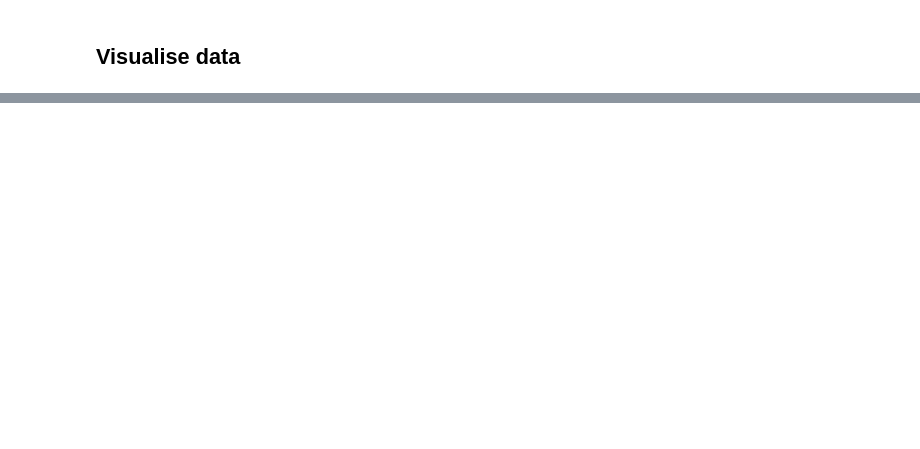
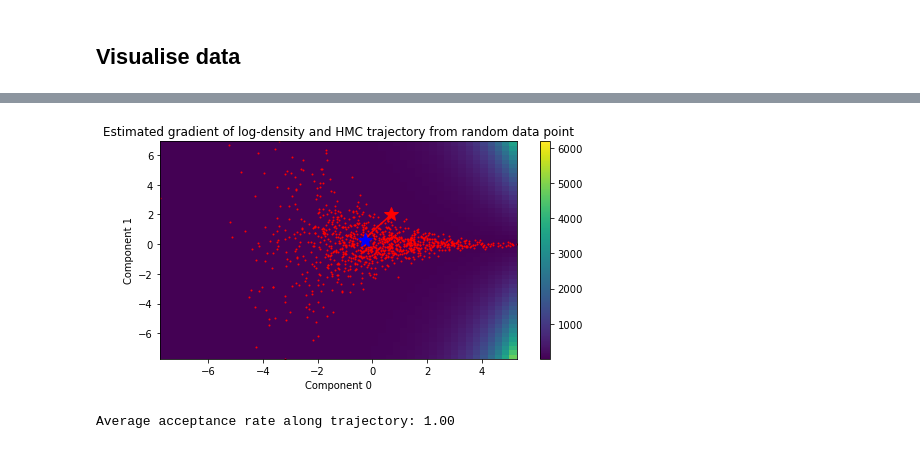
Before and after one commit to kevin-w-li/deep-kexpfam, a Jupyter notebook: load_model.ipynb, the cells around one changed output, grey strips where cells are left out. Cells and saved outputs as stored; diff of their text form; code cells hidden in the pictures; blank space fills up the shorter version.

```diff
--- a/load_model.ipynb
+++ b/load_model.ipynb
@@ -109,0 +143,15 @@ INFO:tensorflow:Restoring parameters from ckpts/f_D02_l2_nd10_np150_nv150_tp2_ss
+# %%
+plot_i, plot_j = 0,1
+fig=plt.figure(figsize=(8,4))
+
+plot_only_trajectory = (rand_train_data.shape[1]!=2) # only plot density if space is 2D, otherwise only projected samples
+
+i = np.random.randint(0, nchain)
+
+acc_mean = compute_avg_acceptance(q0[i], logq, dlogq, sigma_p, num_steps, step_size,
+                       plot=True, X=rand_train_data, est_grad=p.grad_multiple, plot_i=plot_i, plot_j=plot_j, ax=fig.add_subplot(111),
+                                  plot_only_trajectory=plot_only_trajectory)
+print "Average acceptance rate along trajectory: %.2f" % acc_mean
+# %% [output]
+[figure, added]
+Average acceptance rate along trajectory: 1.00
```
Also changed, not shown: parts of 14 cells of this notebook, 36 other files.
